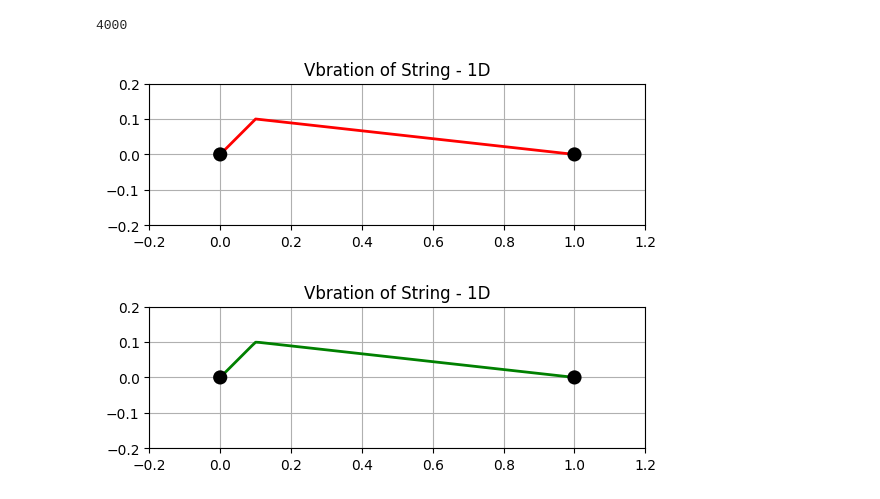
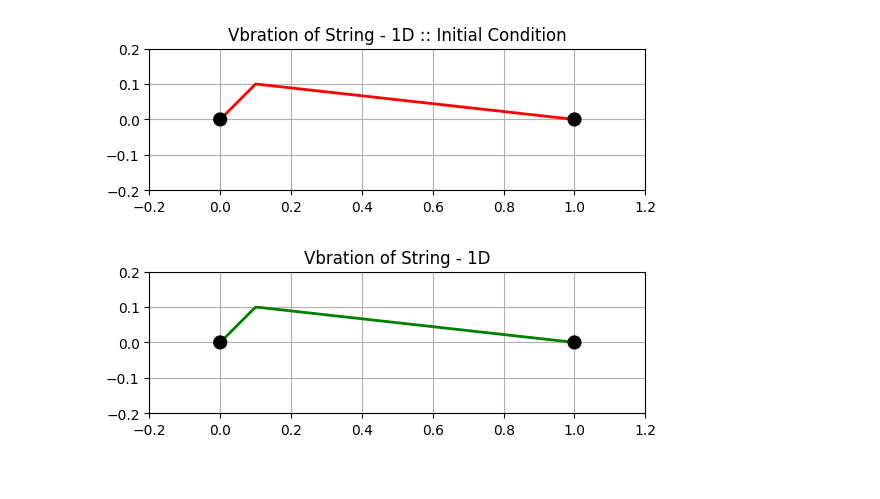
Before and after one commit to tharani2503/Mathematical_Modelling, a Jupyter notebook: Vibration_of_String_1D/Vibration_of_String.ipynb, the cells around one changed output. Drawn from its saved outputs; the diff is of its cells as text; code cells hidden in the pictures.

```diff
--- a/Vibration_of_String_1D/Vibration_of_String.ipynb
+++ b/Vibration_of_String_1D/Vibration_of_String.ipynb
@@ -6,13 +10,12 @@ import matplotlib.animation as animation
 ## declare_system variables and initial condition
 deltat=0.001
 deltax=0.01
-Time=4 ## simulation time
+Time=4                  ## simulation time
 nt=int((Time)/(deltat)) ## no of timesteps
-print(nt)
- ##totalsimulation time
 
-T=1     ##tension in the string
-munot=5 ##lineardensity
+
+T=1         ##tension in the string
+munot=5     ##lineardensity
 beta=0.1    ##coefficient of damping
 x=[float(i/100) for i in range(0,101)]
 m1=1
@@ -24,24 +27,22 @@ uprevious=unow.copy()
 unext=unow[:]
 u_ic=unext.copy()
 u_y=[]
-# %% [output]
-4000
 # %%
-## create a static image
+## create a static image of initial condition
 figure=plt.figure()
 ax=figure.add_subplot(aspect='equal')
-ax.set_title("Vbration of String - 1D")
+ax.set_title("Vbration of String - 1D :: Initial Condition")
 ax.set_xlim(-0.2,1.2)
 ax.set_ylim(-0.2,0.2)
 ax.grid()
 ax.plot(x,unext,linewidth=2,color='r')
 ax.add_patch(plt.Circle([0,0],radius=0.02,facecolor='k',zorder=2))
 ax.add_patch(plt.Circle([1,0],radius=0.02,facecolor='k',zorder=3))
 
 plt.savefig("Vibration_of_String.jpg")
 plt.show()
 # %% [output]
-[figure, old version]
+[figure, new version]
 # %%
 ## solve the differential equation
 for t in range(0,nt):
```
Also changed, not shown: parts of 2 cells of this notebook, 1 other file.
